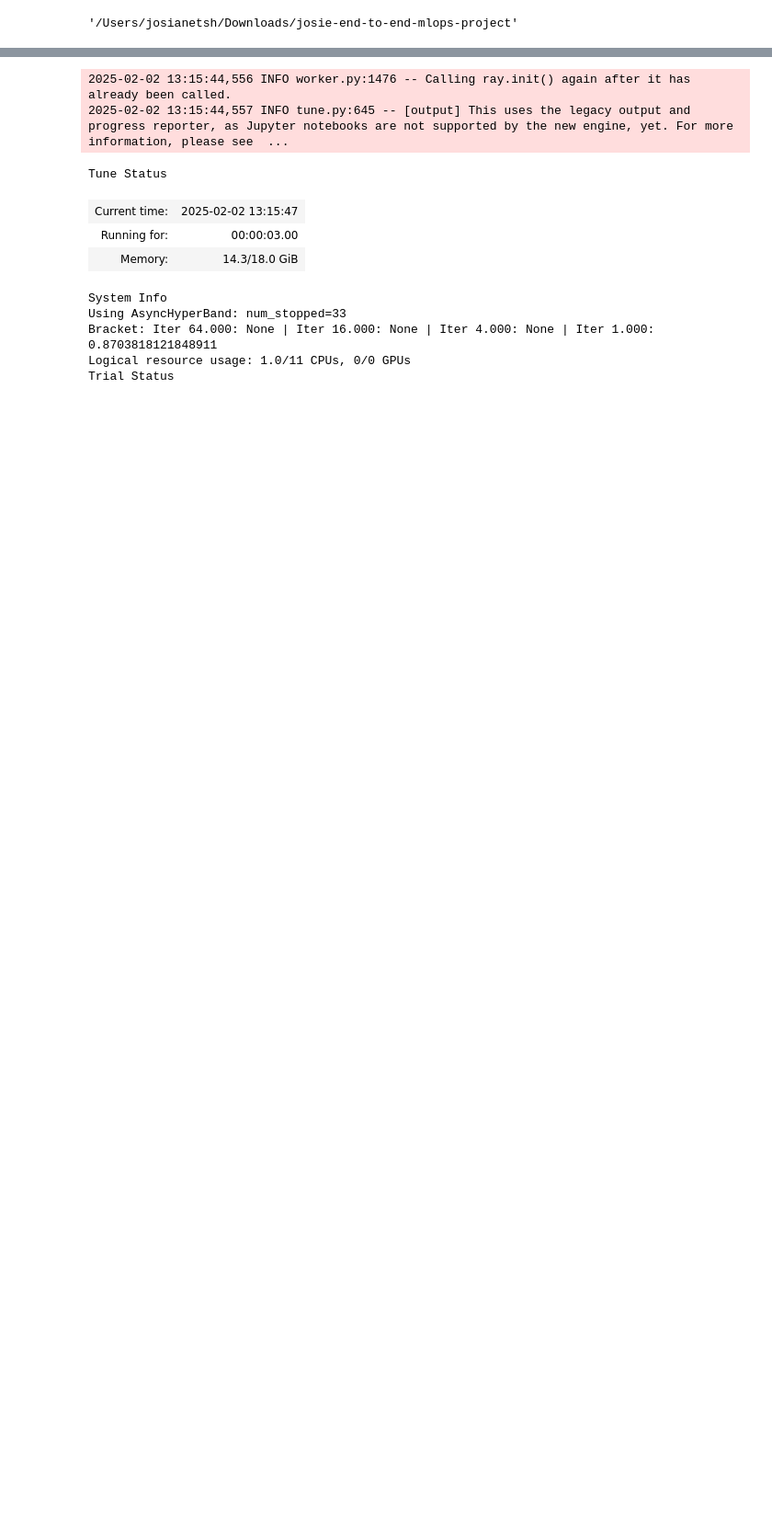
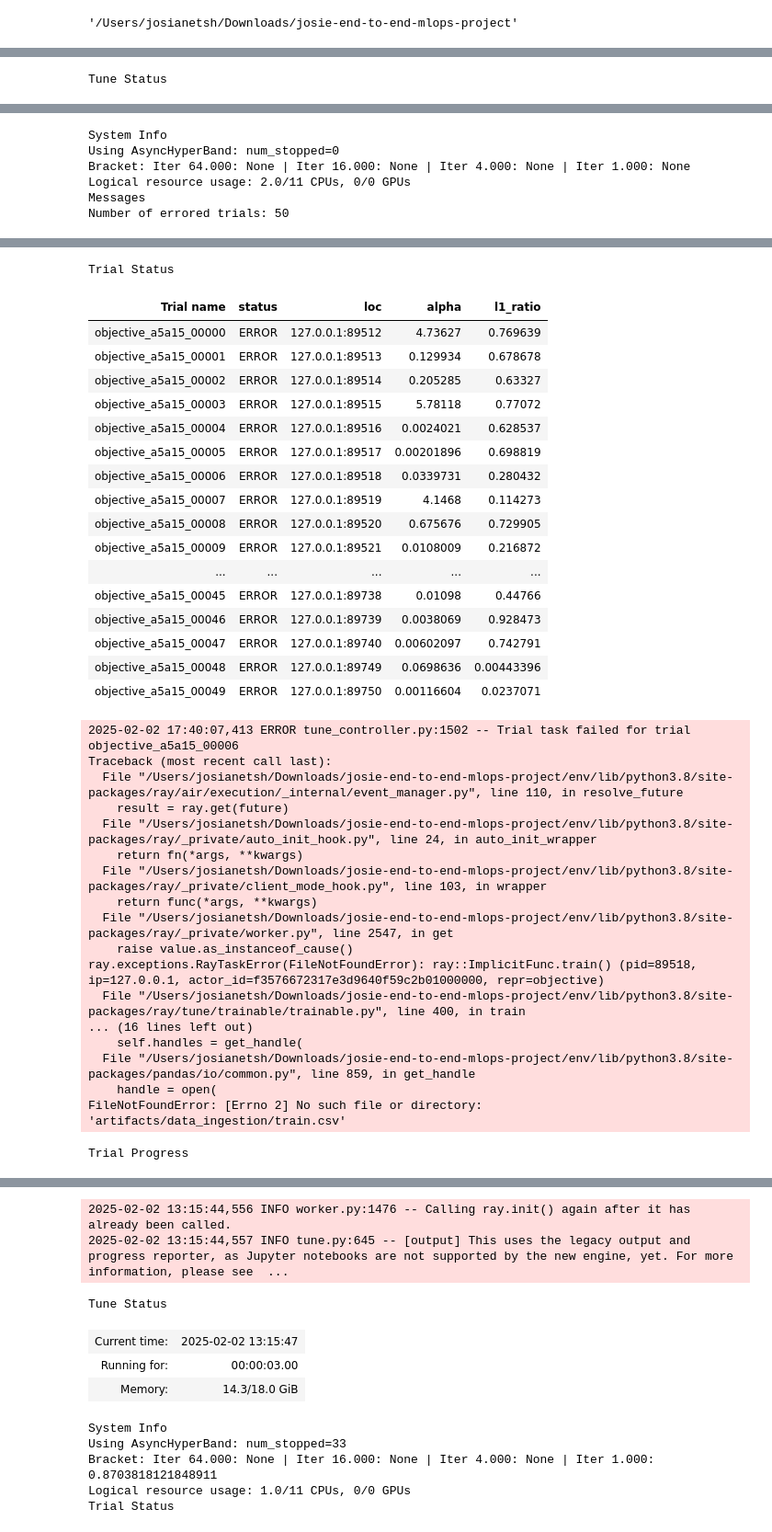
Before and after one commit to josianetsh/josie-end-to-end-mlops-project, a Jupyter notebook: research/031_hyperparameter_tuning.ipynb, the cells around one changed output, grey strips where cells are left out. Shown at 92% size. Saved outputs shown, nothing was run; the diff lists cells and outputs as text; code cells hidden in the pictures; blank space fills up the shorter version.

```diff
--- a/research/031_hyperparameter_tuning.ipynb
+++ b/research/031_hyperparameter_tuning.ipynb
@@ -18,6 +18,7 @@ from pathlib import Path
 @dataclass(frozen=True)
 class HyperparameterConfig:
     root_dir: Path
+    data_path: Path
 # %%
 from mlProject.constants import *
 from mlProject.utils.common import read_yaml, create_directories
@@ -40,14 +39,13 @@ class ConfigurationManager:
 
 
     def get_hyperparameter_config(self) -> HyperparameterConfig:
-        config = self.config.data_transformation
+        config = self.config.hyperparameter
 
         create_directories([config.root_dir])
 
         hyperparameter_config = HyperparameterConfig(
             root_dir=config.root_dir,
-            data_path=config.data_path,
-            model_name = config.model_name,
+            data_path=config.data_path
         )
 
         return hyperparameter_config
@@ -66,6 +64,7 @@ import pandas as pd
 class HyperparameterTuning:
     def __init__(self, config: HyperparameterConfig):
         self.config = config
+
 
     def hypertuning(self):
         data = pd.read_csv(self.config.data_path)
@@ -73,10 +72,12 @@ class HyperparameterTuning:
         y = data['quality']
         scaler = StandardScaler()
         X = scaler.fit_transform(X)
-        X_train, X_test, y_train, y_test = train_test_split(X, y, test_size=0.25, random_state=42)
+        X_train, X_test, y_train, y_test = train_test_split(X, y, test_size=0.2, random_state=42)
+        return X_train, y_train
 
+    def objective(self, config):
+        X_train, y_train = self.hypertuning()
 
-    def objective(config):
         model = ElasticNet(alpha=config["alpha"], l1_ratio=config["l1_ratio"], random_state=42)
         score = cross_val_score(model, X_train, y_train, cv=5, scoring="r2").mean()
         report({"r2_score": score})
@@ -90,7 +91,7 @@ class HyperparameterTuning:
         ray.init(ignore_reinit_error=True)  # Initialize Ray
         scheduler=ASHAScheduler()
         analysis = tune.run(
-            objective,  # Function to optimize
+            self.objective,  # Function to optimize
             config=search_space,
             metric="r2_score",
             mode="max",  # Maximize R² score
@@ -116,0 +106,10 @@ analysis = tune.run(
+# %%
+try:
+    config = ConfigurationManager()
+    hyperparameter_config = config.get_hyperparameter_config()
+    hyperparameter = HyperparameterTuning(config=hyperparameter_config)
+    best_params = hyperparameter.run_tuning()
+    print(f"Best Found Parameters: {best_params}")
+except Exception as e:
+    raise e
+# %% [output]
@@ -116,0 +126 @@ analysis = tune.run(
+Tune Status
@@ -116,0 +130,6 @@ analysis = tune.run(
+System Info
+Using AsyncHyperBand: num_stopped=0
+Bracket: Iter 64.000: None | Iter 16.000: None | Iter 4.000: None | Iter 1.000: None
+Logical resource usage: 2.0/11 CPUs, 0/0 GPUs
+Messages
+Number of errored trials: 50
@@ -116,0 +153,36 @@ analysis = tune.run(
+Trial Status
+| Trial name | status | loc | alpha | l1_ratio |
+| objective_a5a15_00000 | ERROR | 127.0.0.1:89512 | 4.73627 | 0.769639 |
+| objective_a5a15_00001 | ERROR | 127.0.0.1:89513 | 0.129934 | 0.678678 |
+| objective_a5a15_00002 | ERROR | 127.0.0.1:89514 | 0.205285 | 0.63327 |
+| objective_a5a15_00003 | ERROR | 127.0.0.1:89515 | 5.78118 | 0.77072 |
+| objective_a5a15_00004 | ERROR | 127.0.0.1:89516 | 0.0024021 | 0.628537 |
+| objective_a5a15_00005 | ERROR | 127.0.0.1:89517 | 0.00201896 | 0.698819 |
+| objective_a5a15_00006 | ERROR | 127.0.0.1:89518 | 0.0339731 | 0.280432 |
+| objective_a5a15_00007 | ERROR | 127.0.0.1:89519 | 4.1468 | 0.114273 |
+| objective_a5a15_00008 | ERROR | 127.0.0.1:89520 | 0.675676 | 0.729905 |
+| objective_a5a15_00009 | ERROR | 127.0.0.1:89521 | 0.0108009 | 0.216872 |
+| ... | ... | ... | ... | ... |
+| objective_a5a15_00045 | ERROR | 127.0.0.1:89738 | 0.01098 | 0.44766 |
+| objective_a5a15_00046 | ERROR | 127.0.0.1:89739 | 0.0038069 | 0.928473 |
+| objective_a5a15_00047 | ERROR | 127.0.0.1:89740 | 0.00602097 | 0.742791 |
+| objective_a5a15_00048 | ERROR | 127.0.0.1:89749 | 0.0698636 | 0.00443396 |
+| objective_a5a15_00049 | ERROR | 127.0.0.1:89750 | 0.00116604 | 0.0237071 |
+2025-02-02 17:40:07,413 ERROR tune_controller.py:1502 -- Trial task failed for trial objective_a5a15_00006
+Traceback (most recent call last):
+  File "/Users/josianetsh/Downloads/josie-end-to-end-mlops-project/env/lib/python3.8/site-packages/ray/air/execution/_internal/event_manager.py", line 110, in resolve_future
+    result = ray.get(future)
+  File "/Users/josianetsh/Downloads/josie-end-to-end-mlops-project/env/lib/python3.8/site-packages/ray/_private/auto_init_hook.py", line 24, in auto_init_wrapper
+    return fn(*args, **kwargs)
+  File "/Users/josianetsh/Downloads/josie-end-to-end-mlops-project/env/lib/python3.8/site-packages/ray/_private/client_mode_hook.py", line 103, in wrapper
+    return func(*args, **kwargs)
+  File "/Users/josianetsh/Downloads/josie-end-to-end-mlops-project/env/lib/python3.8/site-packages/ray/_private/worker.py", line 2547, in get
+    raise value.as_instanceof_cause()
+ray.exceptions.RayTaskError(FileNotFoundError): ray::ImplicitFunc.train() (pid=89518, ip=127.0.0.1, actor_id=f3576672317e3d9640f59c2b01000000, repr=objective)
+  File "/Users/josianetsh/Downloads/josie-end-to-end-mlops-project/env/lib/python3.8/site-packages/ray/tune/trainable/trainable.py", line 400, in train
+... (16 lines left out)
+    self.handles = get_handle(
+  File "/Users/josianetsh/Downloads/josie-end-to-end-mlops-project/env/lib/python3.8/site-packages/pandas/io/common.py", line 859, in get_handle
+    handle = open(
+FileNotFoundError: [Errno 2] No such file or directory: 'artifacts/data_ingestion/train.csv'
+Trial Progress
```
Also changed, not shown: parts of 4 cells of this notebook, 6 other files.
